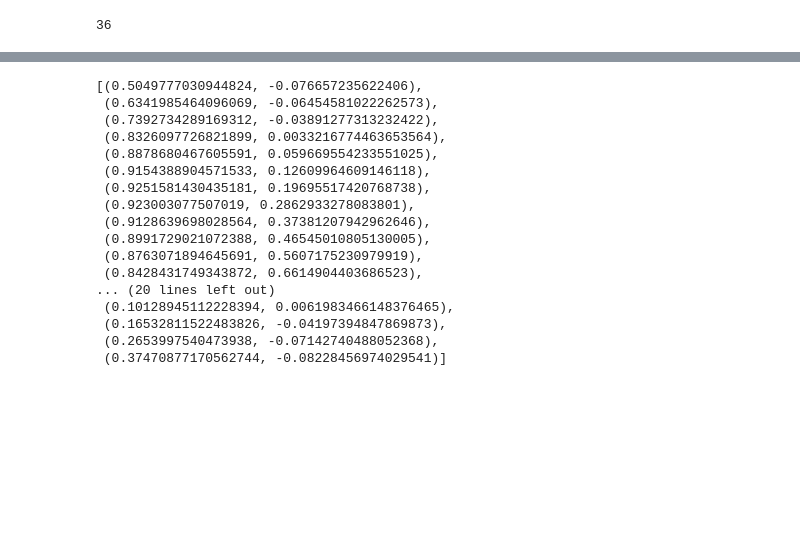
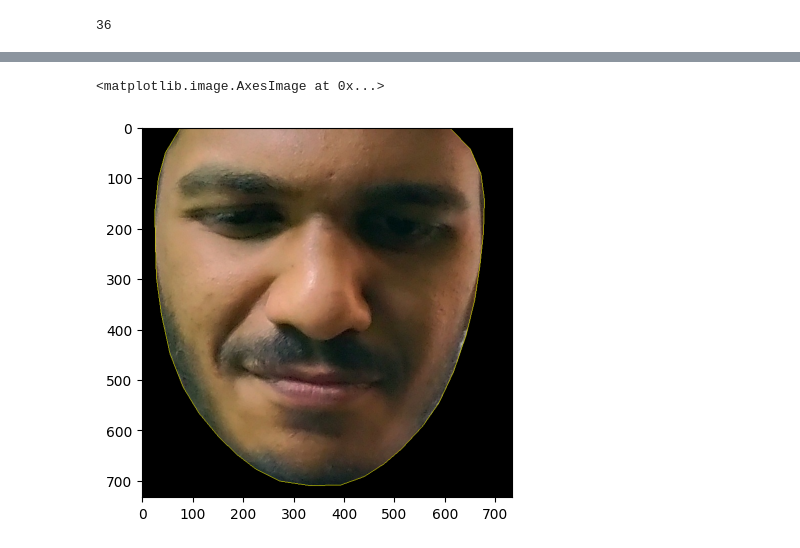
Before and after one commit to nihal-DS/Computer_Vision_Prac, a Jupyter notebook: Landmark.ipynb, the cells around one changed output, grey strips where cells are left out. Saved outputs shown, nothing was run; the diff lists cells and outputs as text; code cells hidden in the pictures; blank space fills up the shorter version.

```diff
--- a/Landmark.ipynb
+++ b/Landmark.ipynb
@@ -67,21 +90,10 @@ boundary_coord = [coord(i) for i in x[boundary_landmarks]]
+# %%
+out = np.zeros_like(img)
+out[mask] = img[mask]
+plt.imshow(out)
+# %% [output]
+<matplotlib.image.AxesImage at 0x...>
+[figure, added]
 # %%
-boundary_coord
+# boundary_coord
-# %% [output]
-[(0.5049777030944824, -0.076657235622406),
- (0.6341985464096069, -0.06454581022262573),
- (0.7392734289169312, -0.03891277313232422),
- (0.8326097726821899, 0.0033216774463653564),
- (0.8878680467605591, 0.059669554233551025),
- (0.9154388904571533, 0.12609964609146118),
- (0.9251581430435181, 0.19695517420768738),
- (0.923003077507019, 0.2862933278083801),
- (0.9128639698028564, 0.37381207942962646),
- (0.8991729021072388, 0.46545010805130005),
- (0.8763071894645691, 0.5607175230979919),
- (0.8428431749343872, 0.6614904403686523),
-... (20 lines left out)
- (0.10128945112228394, 0.0061983466148376465),
- (0.16532811522483826, -0.04197394847869873),
- (0.2653997540473938, -0.07142740488052368),
- (0.37470877170562744, -0.08228456974029541)]
 # %%
```
Also changed, not shown: parts of 14 cells of this notebook.
